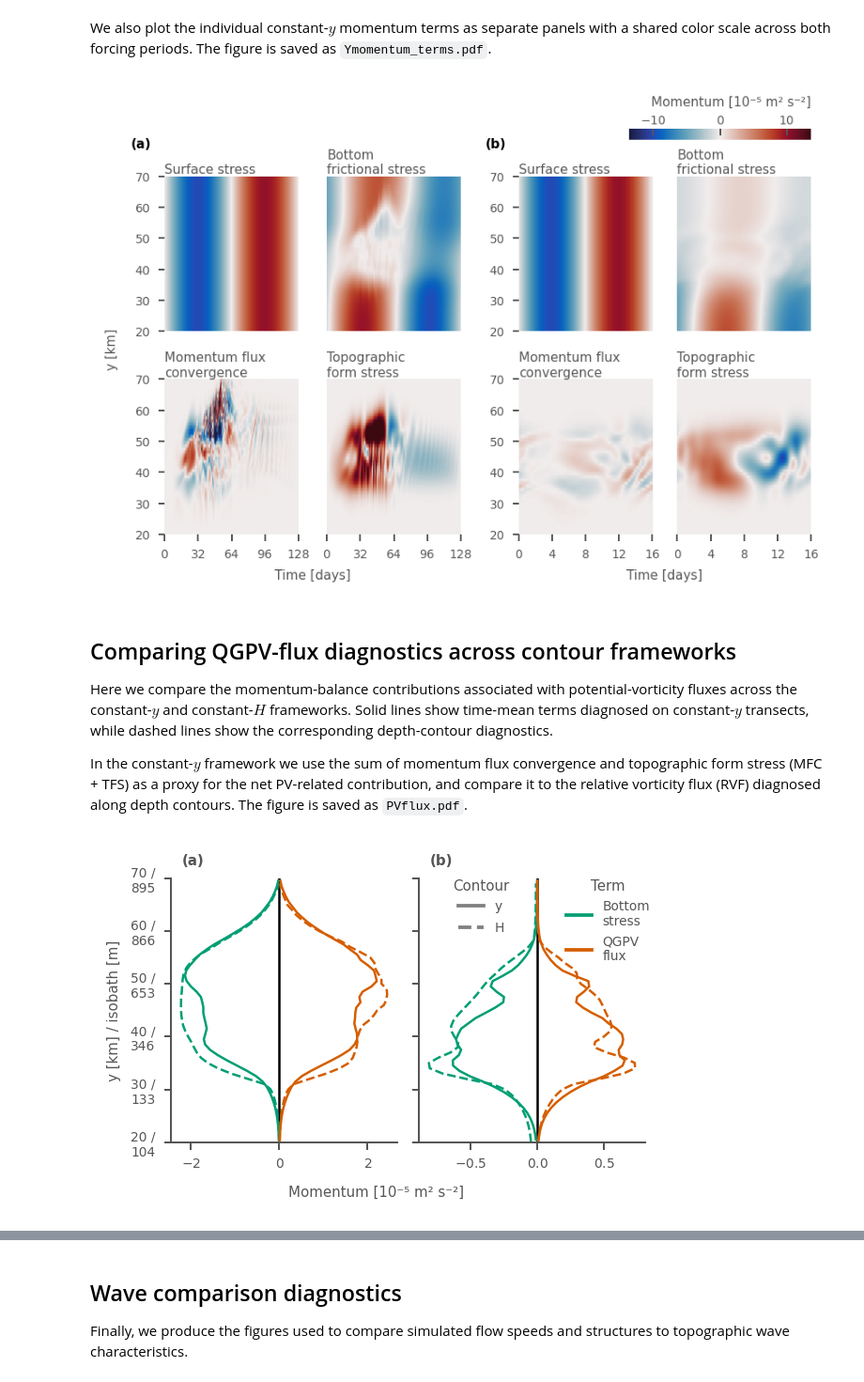
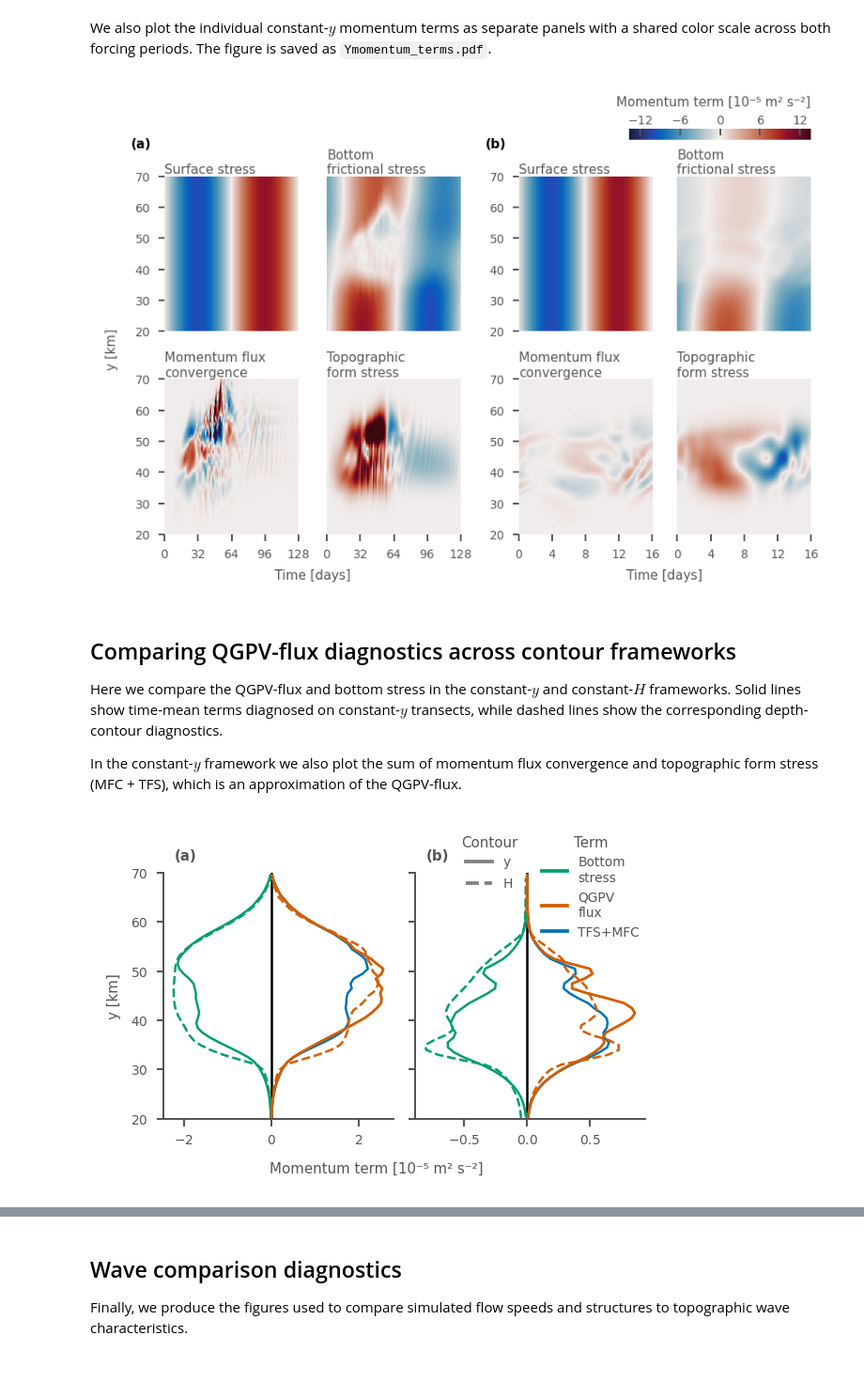
Before and after one commit to alpsjur/temporal-topo-flow, a Jupyter notebook: notebooks/make_figures.ipynb, the cells around one changed output, grey strips where cells are left out. Shown at 94% size. Cells and saved outputs as stored; diff of their text form; code cells hidden in the pictures.

```diff
--- a/notebooks/make_figures.ipynb
+++ b/notebooks/make_figures.ipynb
@@ -1190,17 +1325,18 @@ cbar.ax.tick_params(direction="in", top=True, bottom=False, pad=1)
 cbar.outline.set_visible(False)
 cbar.ax.xaxis.set_ticks_position("top")   # ticks on top
 cbar.ax.xaxis.set_label_position("top")   # label above bar
-cbar.set_label("Momentum [10⁻⁵ m² s⁻²]", loc="right")
+cbar.set_ticks([-12,-6,0,6,12])
+cbar.set_label("Momentum term [10⁻⁵ m² s⁻²]", loc="right")
 
 fig.savefig(figpath + "Ymomentum_terms.pdf", bbox_inches="tight", pad_inches=0.02)
 # %% [output]
-[figure, old version]
+[figure, new version]
 # %% [markdown]
 ## Comparing QGPV-flux diagnostics across contour frameworks
 
-Here we compare the momentum-balance contributions associated with potential-vorticity fluxes across the constant-$y$ and constant-$H$ frameworks. Solid lines show time-mean terms diagnosed on constant-$y$ transects, while dashed lines show the corresponding depth-contour diagnostics.
+Here we compare the QGPV-flux and bottom stress in the constant-$y$ and constant-$H$ frameworks. Solid lines show time-mean terms diagnosed on constant-$y$ transects, while dashed lines show the corresponding depth-contour diagnostics.
 
-In the constant-$y$ framework we use the sum of momentum flux convergence and topographic form stress (MFC + TFS) as a proxy for the net PV-related contribution, and compare it to the relative vorticity flux (RVF) diagnosed along depth contours. The figure is saved as `PVflux.pdf`.
+In the constant-$y$ framework we also plot the sum of momentum flux convergence and topographic form stress (MFC + TFS), which is an approximation of the QGPV-flux.
 # %%
 (fig_width_in, fig_height_in), _ = get_figure_dimensions("single", aspect_ratio=0.65)
 fig = plt.figure(layout="constrained", figsize=(fig_width_in, fig_height_in))
@@ -1223,13 +1359,15 @@ depths = H_targets[ystart:ystop+1:10]
 assert len(yticks) == len(depths)
 
 # build labels
-yticklabels = [f"{y:.0f} /\n{int(H)}" for y, H in zip(yticks, depths)]
-ax.set_yticklabels(yticklabels)
+#yticklabels = [f"{y:.0f} /\n{int(H)}" for y, H in zip(yticks, depths)]
+#ax.set_yticklabels(yticklabels)
 
 # ylabel
-ax.set_ylabel("y [km] / isobath [m]")
+ax.set_ylim(ystart, ystop)
+ax.set_ylabel("y [km]")
+#ax.set_ylabel("y [km] / isobath [m]")
 
-fig.supxlabel("Momentum [10⁻⁵ m² s⁻²]", fontsize=6)
+fig.supxlabel("Momentum term [10⁻⁵ m² s⁻²]", fontsize=6)
 
 SCALE = 1e5
 
@@ -1243,9 +1381,13 @@ def _plot_case(case, term, color):
     Y, YH = case["Y"], case["YH"]
 
     if term == "sum":
-        #yterm = dsY["QGPVF"]
-        yterm = dsY["TFS"] + dsY["MFC"]
+        yterm = dsY["QGPVF"]
+        yterm_alt = dsY["TFS"] + dsY["MFC"]
         hterm = dsH["RVF"]
+
+        ax.plot(yterm.mean("time") * SCALE, Y,  color=color)
+        ax.plot(yterm_alt.mean("time") * SCALE, Y,  color=colorwheel[3])
+
     else:
         yterm = dsY[term]
         hterm = dsH[term]
@@ -1260,36 +1402,37 @@ for i, term in enumerate(("BS", "sum")):
 
 # add labels (a) and (b)
 axd["long"].text(0.05, 1.05, "(a)", transform=axd["long"].transAxes,fontweight='bold')
 axd["short"].text(0.05, 1.05,"(b)", transform=axd["short"].transAxes, fontweight='bold')
 
 
 # --- Legends ---
 # Color legend (terms)
 term_handles = [
     Line2D([0], [0], color=colorwheel[1], lw=1.5, label="Bottom\nstress"),
     Line2D([0], [0], color=colorwheel[2], lw=1.5, label="QGPV\nflux"),
+    Line2D([0], [0], color=colorwheel[3], lw=1.5, label="TFS+MFC"),
 ]
 
 # Line-style legend (diagnostic framework; grey only)
 framework_handles = [
     Line2D([0], [0], color="grey", lw=1.5, ls="-",  label=r"$y$"),
     Line2D([0], [0], color="grey", lw=1.5, ls="--", label=r"$H$"),
 ]
 
 ax0 = axd["short"]  # anchor both legends to left panel
 
 leg_terms = ax0.legend(
     handles=term_handles, title="Term",
-    frameon=False, loc="upper left", bbox_to_anchor=(0.6, 1.04)
+    frameon=False, loc="upper left", bbox_to_anchor=(0.5, 1.2)
 )
 leg_framework = ax0.legend(
     handles=framework_handles, title="Contour",
-    frameon=False, loc="upper left", bbox_to_anchor=(0.1, 1.04)
+    frameon=False, loc="upper left", bbox_to_anchor=(0.15, 1.2)
 )
 ax0.add_artist(leg_terms)
 fig.savefig(figpath + "PVflux.pdf")
 # %% [output]
-[figure, old version]
+[figure, new version]
 # %% [markdown]
 ## Smooth-slope comparison: no corrugations
 
```
Also changed, not shown: parts of 28 cells of this notebook, 1 other file.
